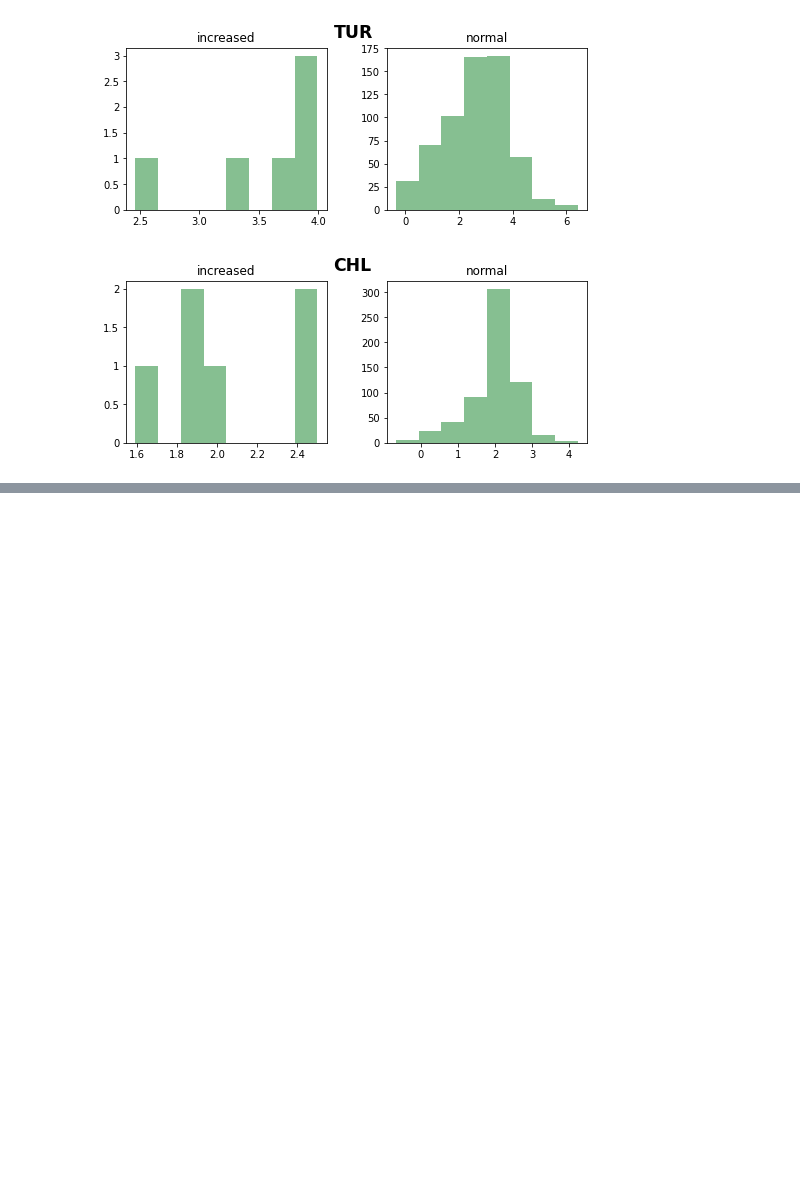
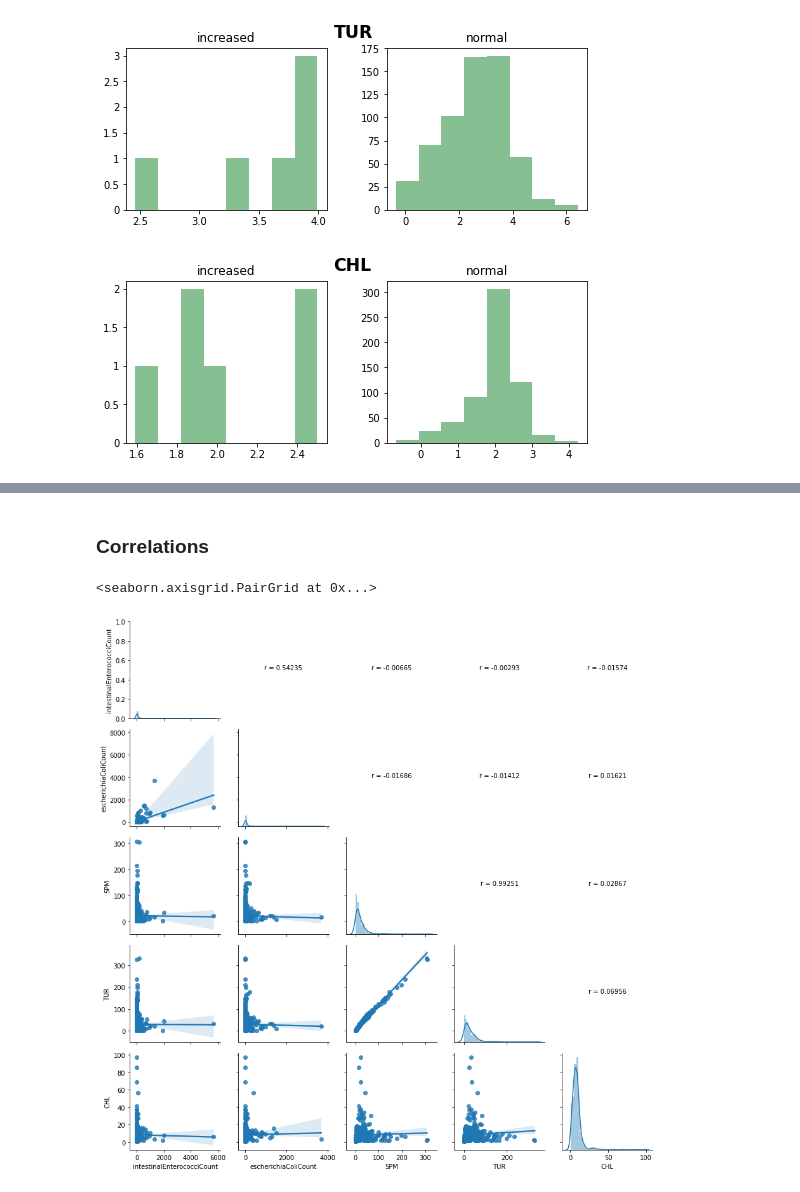
Before and after one commit to gravity948/capstone-project-sewage-pollution, a Jupyter notebook: bathing_water.ipynb, the cells around one changed output, grey strips where cells are left out. Cells and saved outputs as stored; diff of their text form; code cells hidden in the pictures; blank space fills up the shorter version.

```diff
--- a/bathing_water.ipynb
+++ b/bathing_water.ipynb
@@ -288,0 +279,4 @@ for i in ['SPM','TUR','CHL']:
+# %%
+cope_l4 = pd.read_csv('/content/drive/MyDrive/CapstoneProject/Datasets/copernicus_data_nrt_l4.csv')
+cope2_l4 = cope_l4[["site","time","SPM","TUR","CHL"]]
+cope2_l4
@@ -288,0 +315,4 @@ for i in ['SPM','TUR','CHL']:
+# %%
+df_l4 = pd.merge(sample2, cope2_l4, on=['site','time'])
+df_l4 = df_l4.dropna()
+df_l4
@@ -288,0 +333,10 @@ for i in ['SPM','TUR','CHL']:
+# %% [markdown]
+### Correlations
+# %%
+g = sns.PairGrid(df_l4)
+g.map_diag(sns.distplot)
+g.map_lower(sns.regplot)
+g.map_upper(reg_coef)
+# %% [output]
+<seaborn.axisgrid.PairGrid at 0x...>
+[figure, added]
```
Also changed, not shown: parts of 36 cells of this notebook, 2 other files.
